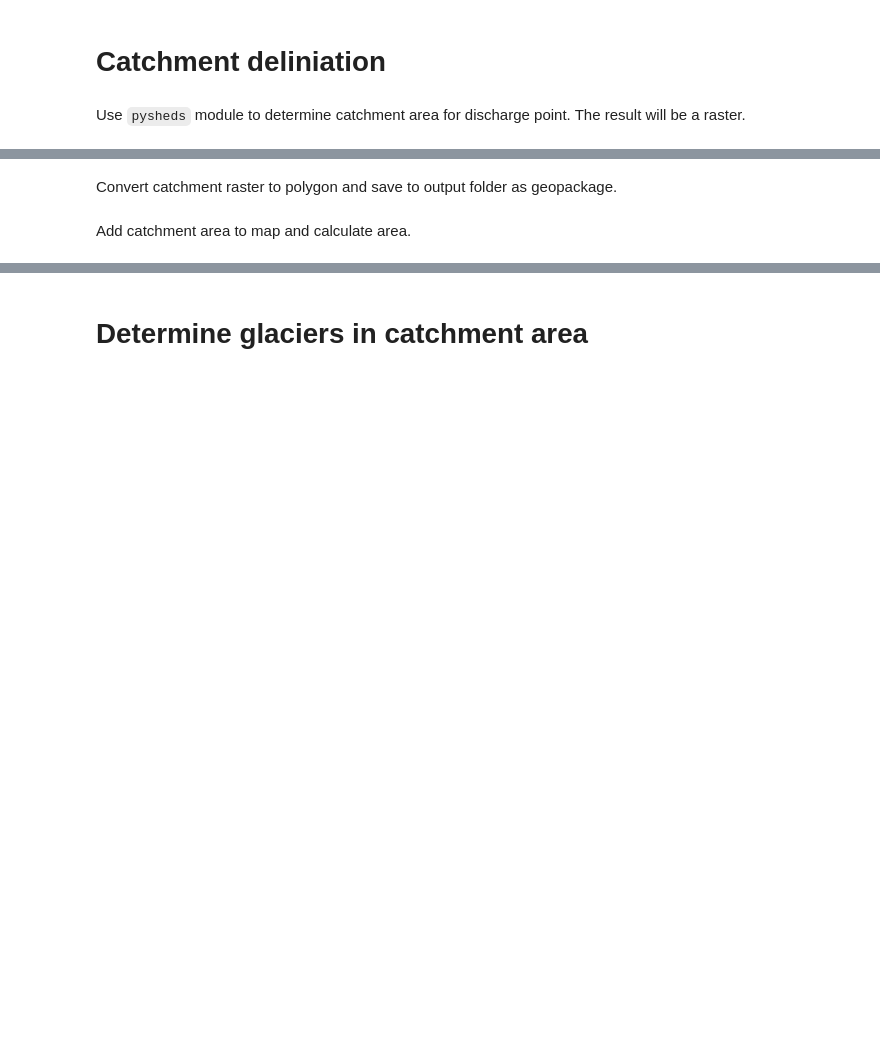
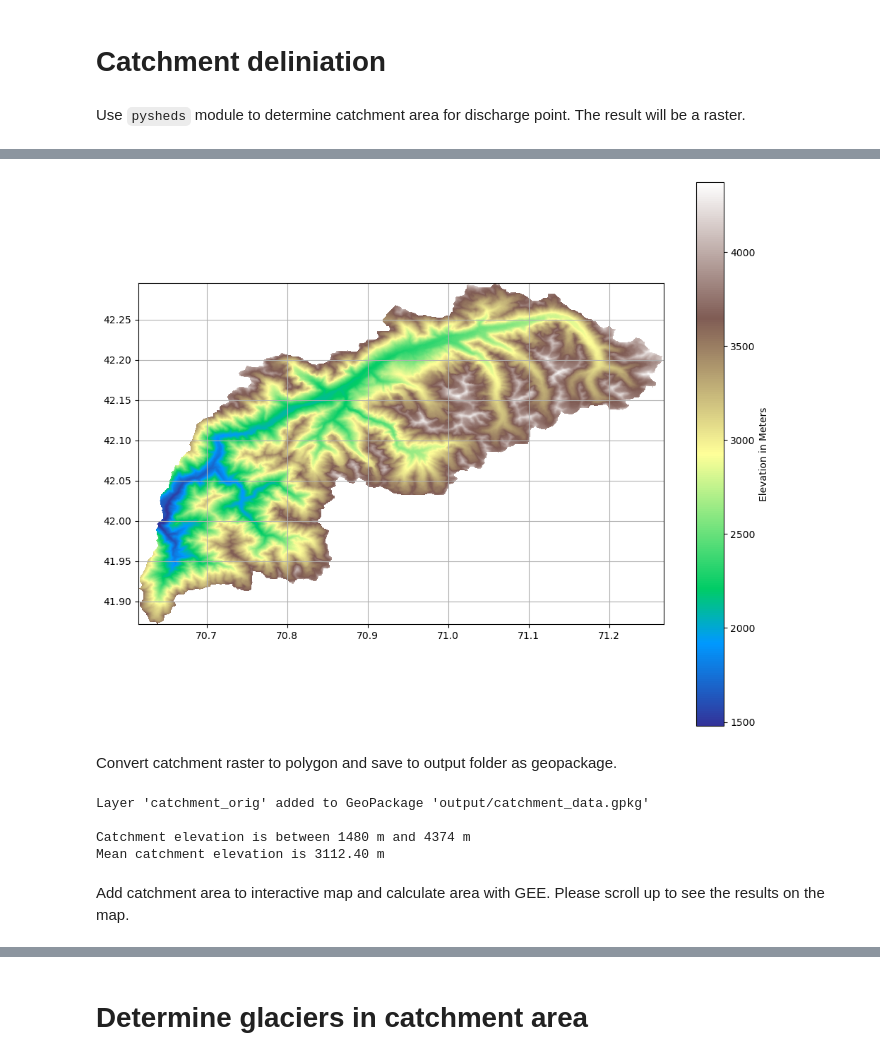
Before and after one commit to phiscu/matilda_edu, a Jupyter notebook: Notebook1_Catchment_deliniation.ipynb, the cells around one changed output, grey strips where cells are left out. Saved outputs shown, nothing was run; the diff lists cells and outputs as text; code cells hidden in the pictures; blank space fills up the shorter version.

Commit message:
Revision of Notebook1: - minor bugfixes - refactoring of variables - adding markdown - adding prints

```diff
--- a/Notebook1_Catchment_deliniation.ipynb
+++ b/Notebook1_Catchment_deliniation.ipynb
@@ -14,7 +16,7 @@ import matplotlib.pyplot as plt
 #Define a function to plot the digital elevation model
 def plotFigure(data, label, cmap='Blues'):
     plt.figure(figsize=(12,10))
-    plt.imshow(data, extent=grid.extent)
+    plt.imshow(data, extent=grid.extent, cmap=cmap)
     plt.colorbar(label=label)
     plt.grid()
 
@@ -139,7 +189,9 @@ clipped_catch = grid.view(catch)
 # %%
 demView = grid.view(dem, nodata=np.nan)
-plotFigure(demView,'Elevation')
+plotFigure(demView,'Elevation in Meters',cmap='terrain')
 plt.show()
+# %% [output]
+[figure, added]
 # %% [markdown]
 Convert catchment raster to polygon and save to output folder as geopackage.
 # %%
@@ -179,9 +231,14 @@ print(f"Layer '{layer_name}' added to GeoPackage '{output_gpkg}'\n")
 catchment_bounds = [int(np.nanmin(demView)),int(np.nanmax(demView))]
 ele_cat = float(np.nanmean(demView))
 print(f"Catchment elevation is between {catchment_bounds[0]} m and {catchment_bounds[1]} m")
-print(f"Mean catchment elevation is {str(ele_cat)} m")
+print(f"Mean catchment elevation is {ele_cat:.2f} m")
+# %% [output]
+Layer 'catchment_orig' added to GeoPackage 'output/catchment_data.gpkg'
+
+Catchment elevation is between 1480 m and 4374 m
+Mean catchment elevation is 3112.40 m
 # %% [markdown]
-Add catchment area to map and calculate area.
+Add catchment area to interactive map and calculate area with GEE. Please scroll up to see the results on the map.
 # %%
 catchment = ee.Geometry.Polygon(catchment_shape['coordinates'])
 if show_map:
```
Also changed, not shown: parts of 56 cells of this notebook, 3 other files.
